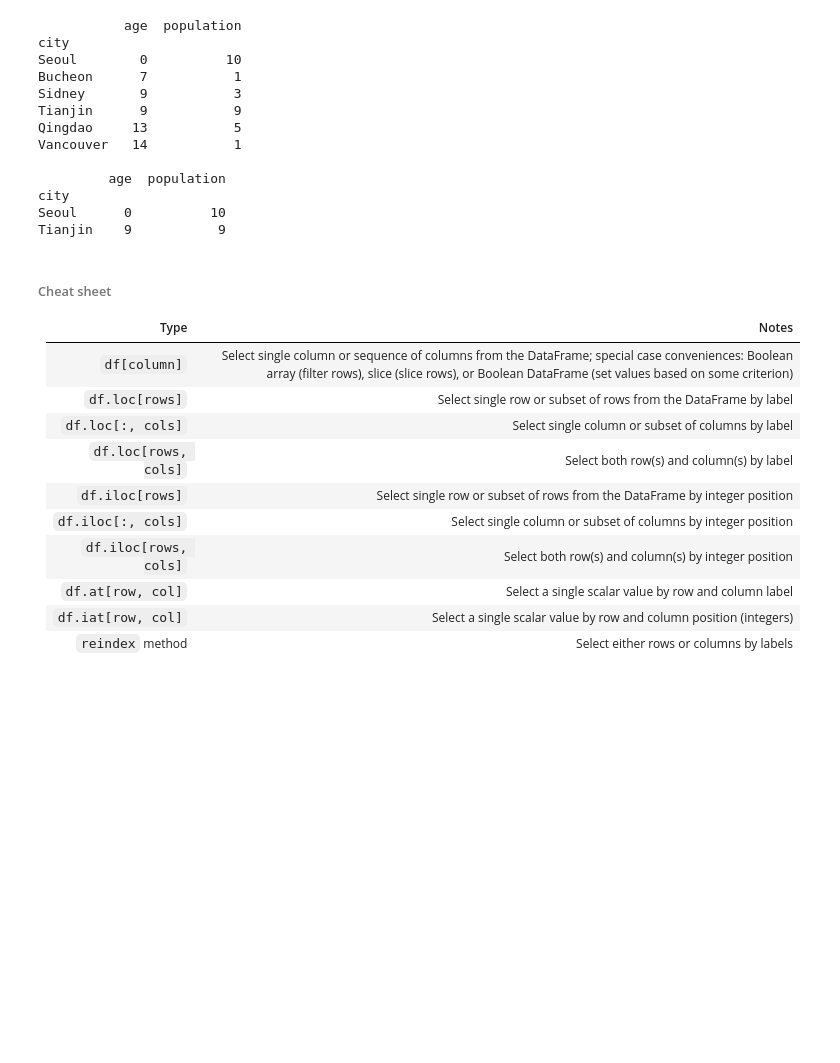
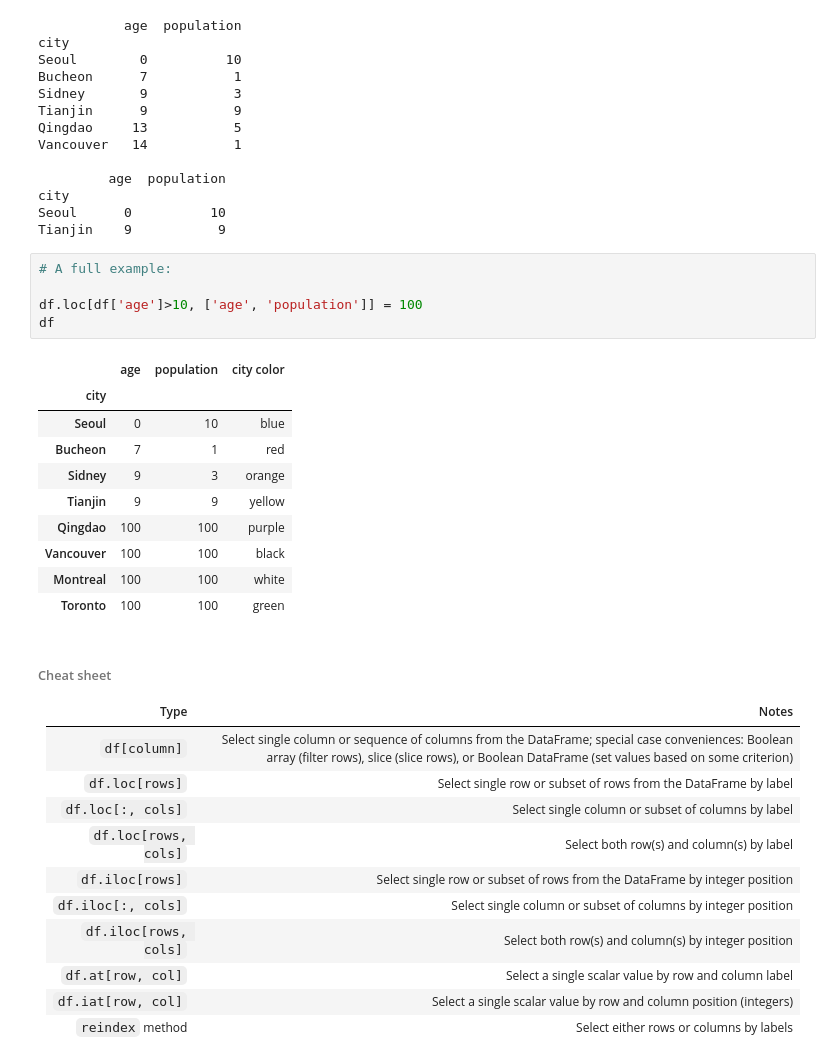
Before and after one commit to ericyang91/RTDS_Python, a Jupyter notebook: Untitled.ipynb, the cells around one changed output. Saved outputs shown, nothing was run; the diff lists cells and outputs as text; blank space fills up the shorter version.

```diff
--- a/Untitled.ipynb
+++ b/Untitled.ipynb
@@ -741,6 +767,22 @@ Vancouver   14           1
 city
 Seoul      0          10
 Tianjin    9           9
+# %%
+# A full example:
+
+df.loc[df['age']>10, ['age', 'population']] = 100
+df
+# %% [output]
+|  | age | population | city color |
+| city |  |  |  |
+| Seoul | 0 | 10 | blue |
+| Bucheon | 7 | 1 | red |
+| Sidney | 9 | 3 | orange |
+| Tianjin | 9 | 9 | yellow |
+| Qingdao | 100 | 100 | purple |
+| Vancouver | 100 | 100 | black |
+| Montreal | 100 | 100 | white |
+| Toronto | 100 | 100 | green |
 # %% [markdown]
 ###### Cheat sheet
 
```
Also changed, not shown: parts of 27 cells of this notebook, 1 other file.
